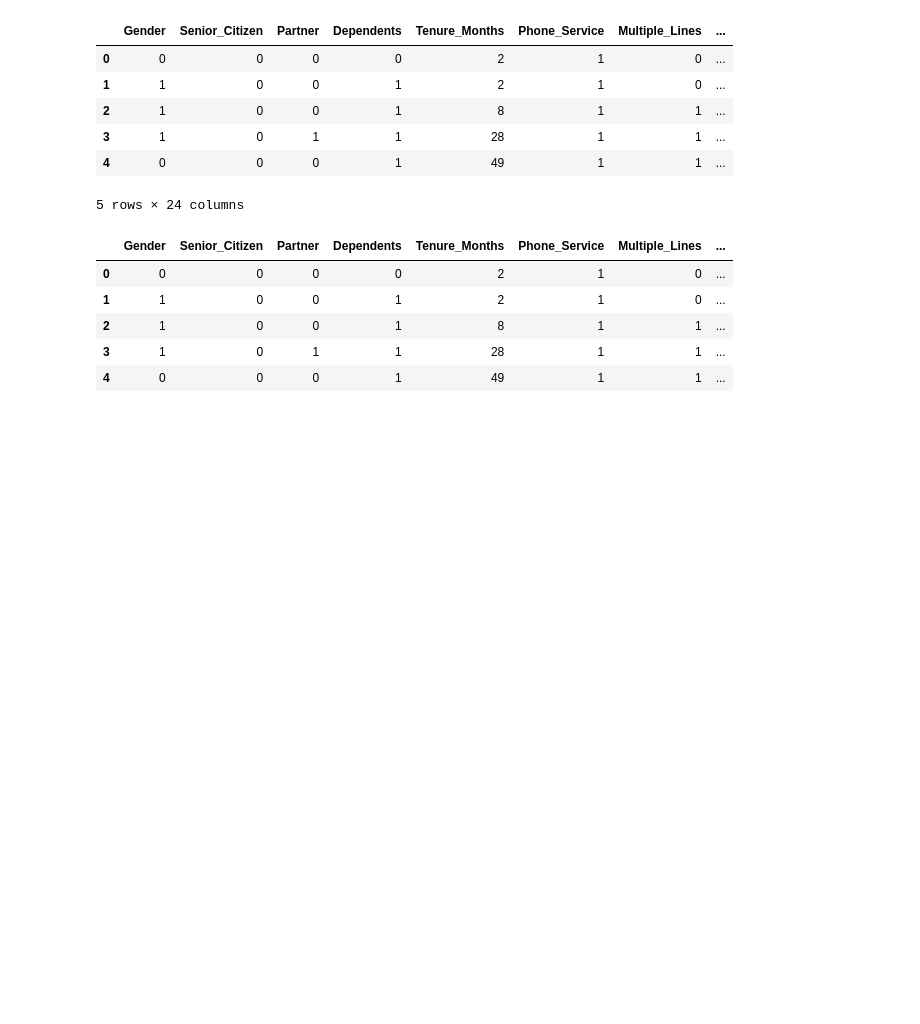
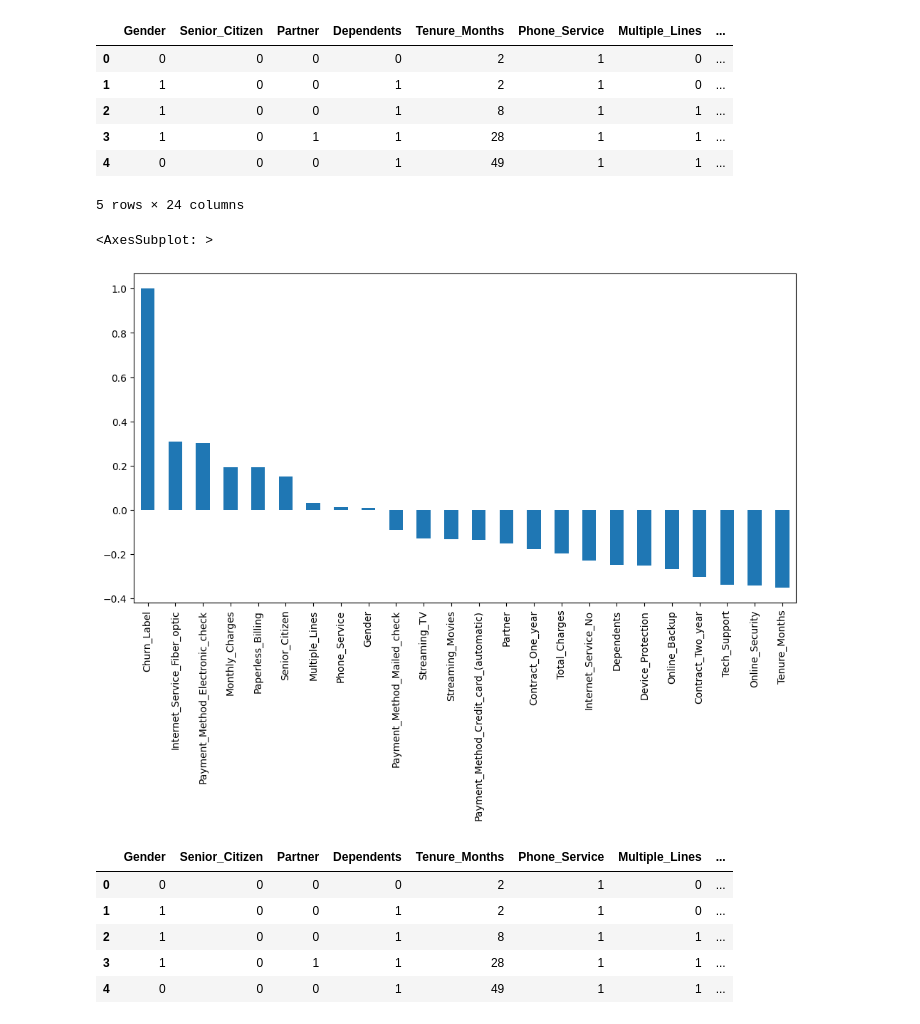
Before and after one commit to RohitMacherla3/customer-churn-prediction, a Jupyter notebook: Customer-Churn-Prediction-Modeling.ipynb, the cells around one changed output. Cells and saved outputs as stored; diff of their text form; code cells hidden in the pictures; blank space fills up the shorter version.

```diff
--- a/Customer-Churn-Prediction-Modeling.ipynb
+++ b/Customer-Churn-Prediction-Modeling.ipynb
@@ -184,6 +184,14 @@ data_encoded.head()
 | 3 | 1 | 0 | 1 | 1 | 28 | 1 | 1 | ... |
 | 4 | 0 | 0 | 0 | 1 | 49 | 1 | 1 | ... |
 5 rows × 24 columns
+# %%
+# Identify Top correlated features with Churn
+
+plt.figure(figsize=(12,6))
+data_encoded.corr()['Churn_Label'].sort_values(ascending = False).plot(kind='bar')
+# %% [output]
+<AxesSubplot: >
+[figure, added]
 # %%
 X = data_encoded.drop(columns = ['Churn_Label'])
 y = data_encoded['Churn_Label']
```
Also changed, not shown: parts of 61 cells of this notebook, 1 other file.
